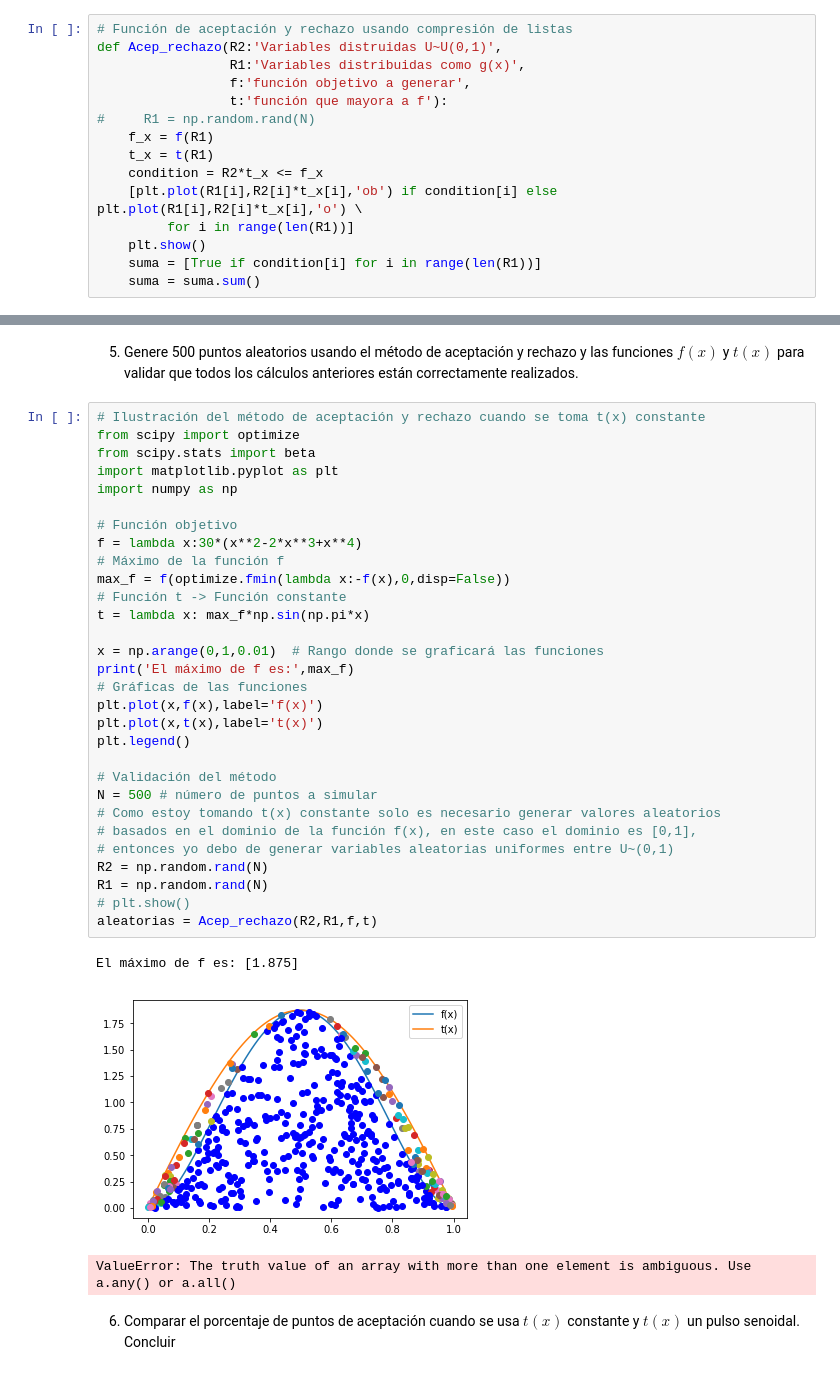
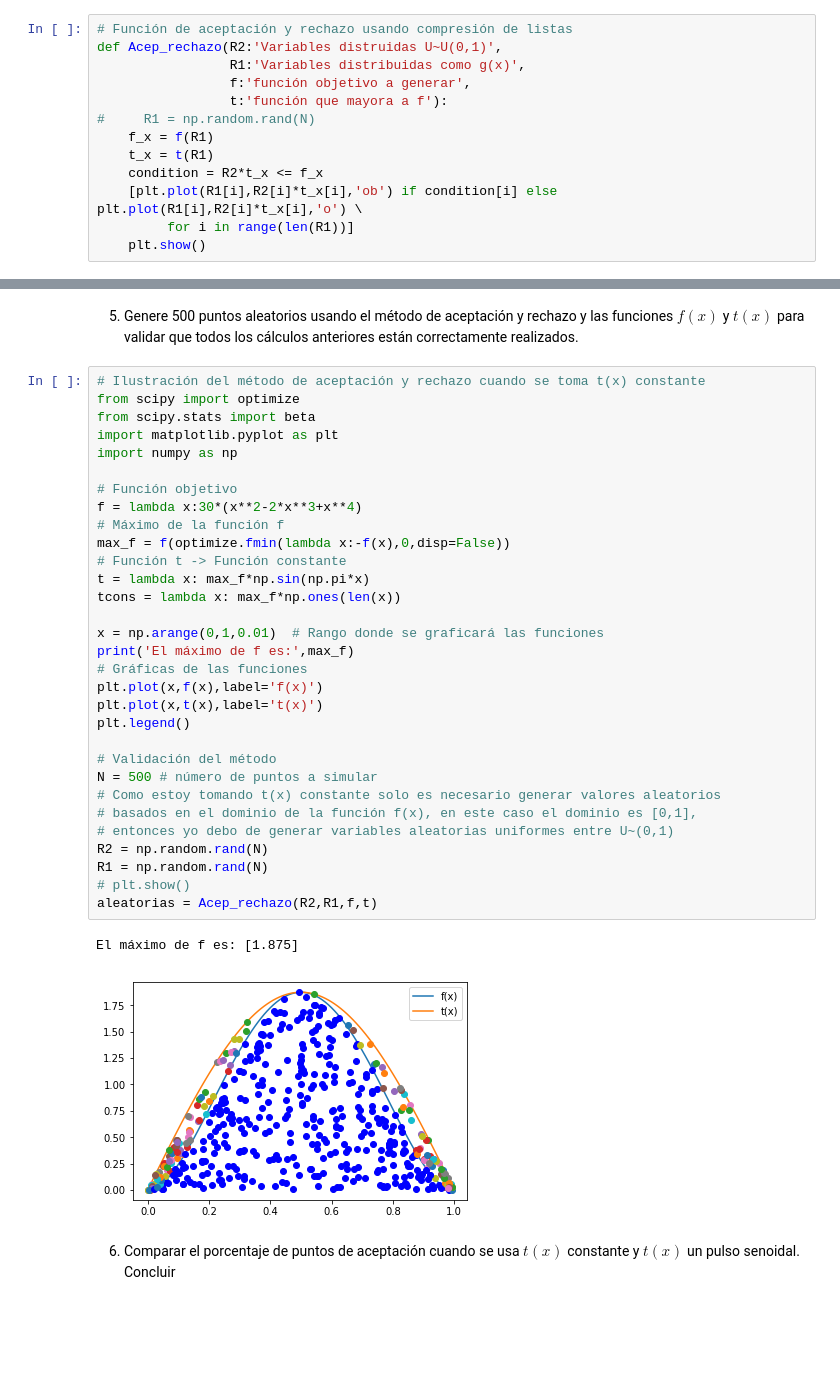
Before and after one commit to duarteandres/Tarea_4_SPF_AndresDuarte, a Jupyter notebook: Tarea 4 SPF Andres Duarte_Eduardo Loza.ipynb, the cells around one changed output, grey strips where cells are left out. Drawn from its saved outputs; the diff is of its cells as text; blank space fills up the shorter version.

```diff
--- a/Tarea 4 SPF Andres Duarte_Eduardo Loza.ipynb
+++ b/Tarea 4 SPF Andres Duarte_Eduardo Loza.ipynb
@@ -203,5 +219,3 @@ def Acep_rechazo(R2:'Variables distruidas U~U(0,1)',
     [plt.plot(R1[i],R2[i]*t_x[i],'ob') if condition[i] else plt.plot(R1[i],R2[i]*t_x[i],'o') \
          for i in range(len(R1))]
     plt.show()
-    suma = [True if condition[i] for i in range(len(R1))]
-    suma = suma.sum()
@@ -265,34 +277,34 @@ comparar_aleatorios_densidad(g, G_inv, N)
 from scipy import optimize
 from scipy.stats import beta
 import matplotlib.pyplot as plt
 import numpy as np
 
 # Función objetivo
 f = lambda x:30*(x**2-2*x**3+x**4)
 # Máximo de la función f
 max_f = f(optimize.fmin(lambda x:-f(x),0,disp=False))
 # Función t -> Función constante
 t = lambda x: max_f*np.sin(np.pi*x)
+tcons = lambda x: max_f*np.ones(len(x))
 
 x = np.arange(0,1,0.01)  # Rango donde se graficará las funciones
 print('El máximo de f es:',max_f)
 # Gráficas de las funciones
 plt.plot(x,f(x),label='f(x)')
 plt.plot(x,t(x),label='t(x)')
 plt.legend()
 
 # Validación del método
 N = 500 # número de puntos a simular
 # Como estoy tomando t(x) constante solo es necesario generar valores aleatorios
 # basados en el dominio de la función f(x), en este caso el dominio es [0,1],
 # entonces yo debo de generar variables aleatorias uniformes entre U~(0,1)
 R2 = np.random.rand(N)
 R1 = np.random.rand(N)
 # plt.show()
 aleatorias = Acep_rechazo(R2,R1,f,t)
 # %% [output]
 El máximo de f es: [1.875]
-[figure, old version]
+[figure, new version]
-ValueError: The truth value of an array with more than one element is ambiguous. Use a.any() or a.all()
 # %% [markdown]
 6. Comparar el porcentaje de puntos de aceptación cuando se usa $t(x)$ constante y $t(x)$ un pulso senoidal. Concluir
```
Also changed, not shown: parts of 5 cells of this notebook.
